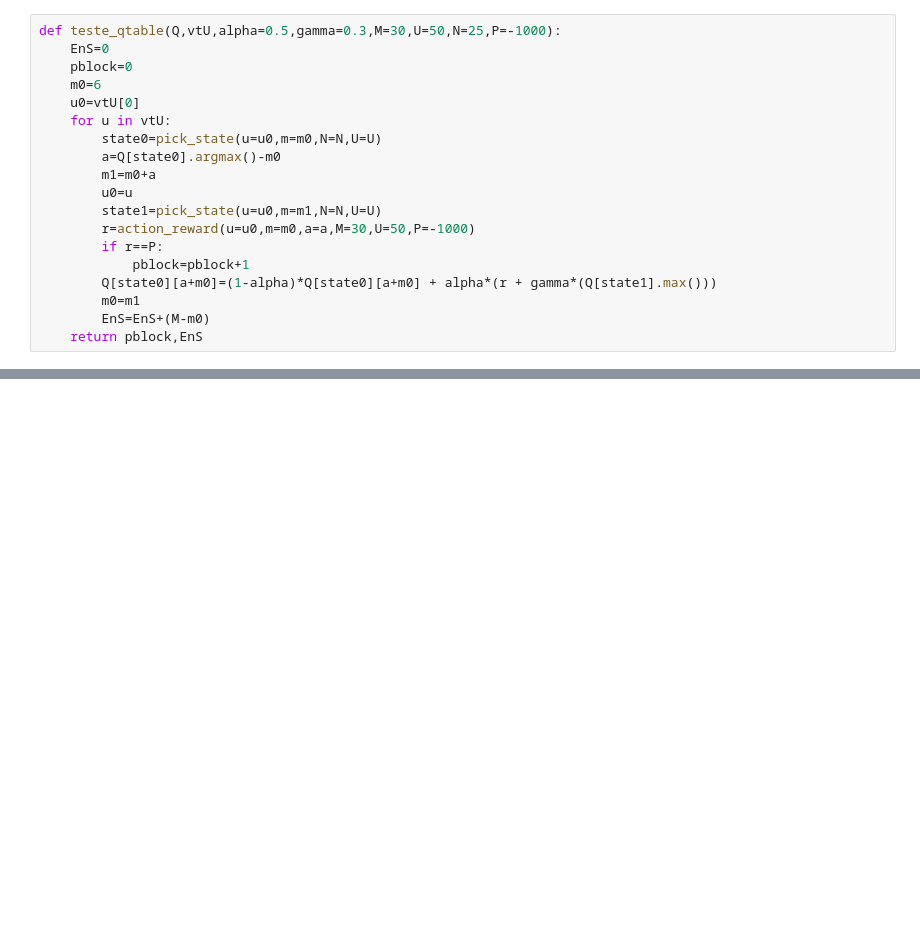
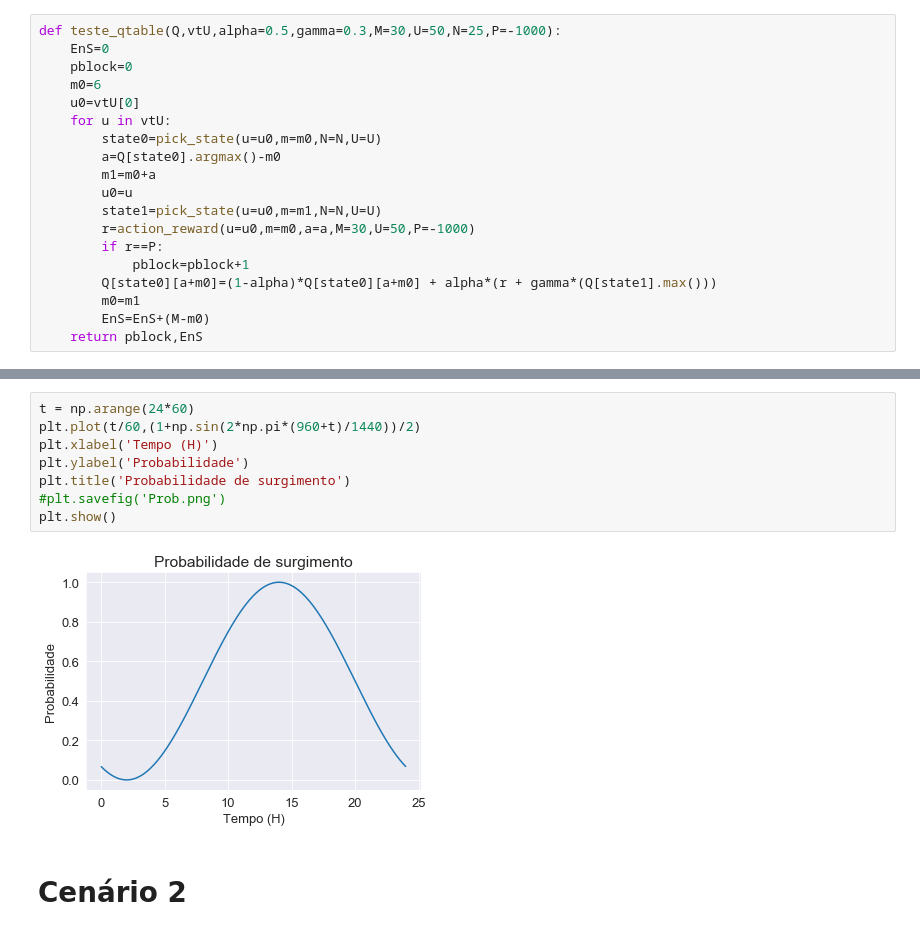
Before and after one commit to Yurisalesr/IC, a Jupyter notebook: Teste-trafego.ipynb, the cells around one changed output, grey strips where cells are left out. Drawn from its saved outputs; the diff is of its cells as text; blank space fills up the shorter version.

```diff
--- a/Teste-trafego.ipynb
+++ b/Teste-trafego.ipynb
@@ -221,0 +143,12 @@ a
+# %%
+t = np.arange(24*60)
+plt.plot(t/60,(1+np.sin(2*np.pi*(960+t)/1440))/2)
+plt.xlabel('Tempo (H)')
+plt.ylabel('Probabilidade')
+plt.title('Probabilidade de surgimento')
+#plt.savefig('Prob.png')
+plt.show()
+# %% [output]
+[figure, added]
+# %% [markdown]
+# Cenário 2
```
Also changed, not shown: parts of 48 cells of this notebook.
